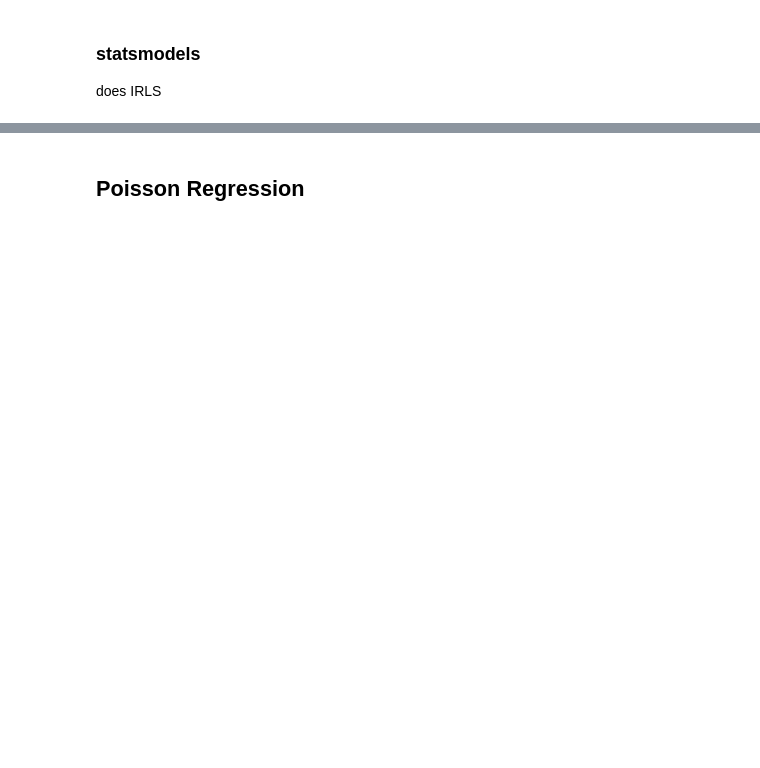
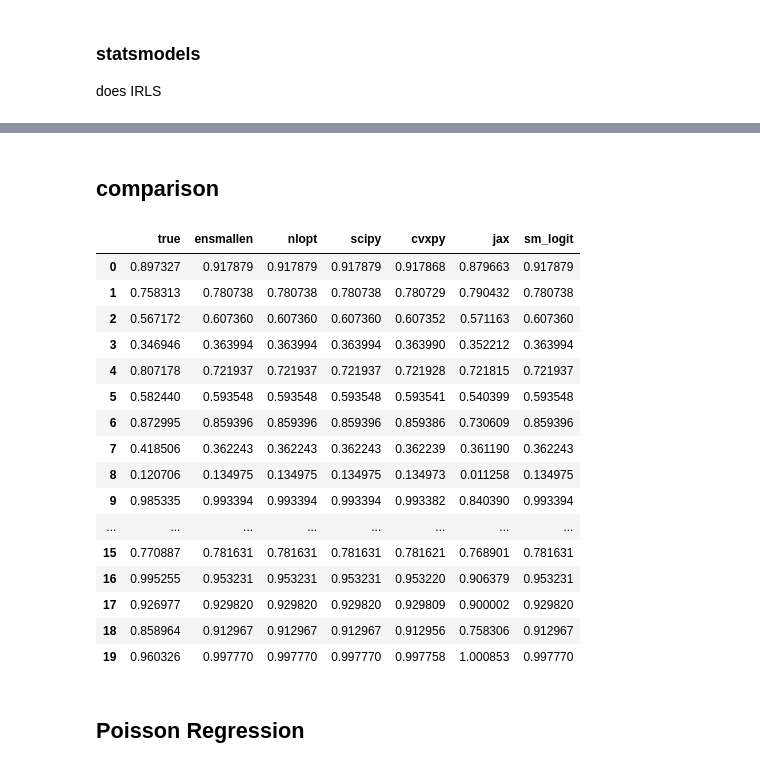
Before and after one commit to apoorvalal/pyensmallen, a Jupyter notebook: notebooks/example.ipynb, the cells around one changed output, grey strips where cells are left out. Saved outputs shown, nothing was run; the diff lists cells and outputs as text; code cells hidden in the pictures; blank space fills up the shorter version.

```diff
--- a/notebooks/example.ipynb
+++ b/notebooks/example.ipynb
@@ -14,6 +15,12 @@ import time
 
 import statsmodels.api as sm
 import nlopt
+# %%
+import jax
+import jax.numpy as jnp
+import optax
+import functools
+jax.config.update("jax_enable_x64", True)
 # %% [markdown]
 ## Data Generation
 # %%
@@ -240,6 +259,6 @@ Wall time: 3.01 s
 does IRLS
 # %%
 %%time
-sm.Logit(y_logistic, X_logistic).fit().params
+sm_logit_res = sm.Logit(y_logistic, X_logistic).fit().params
 # %% [output]
 Optimization terminated successfully.
@@ -253,0 +269,22 @@ array([0.78103852, 0.8975452 , 0.32361818, 0.75455507, 0.06058863,
+# %%
+%%time
+X_jnp, y_jnp = jnp.array(X_logistic), jnp.array(y_logistic)
+
+def logistic_likelihood(beta):
+    z = jnp.dot(X_jnp, beta)
+    h = jax.scipy.special.expit(z)
+    loss = -jnp.sum(y_jnp * jnp.log(h) + (1 - y_jnp) * jnp.log1p(-h))
+    return loss
+
+params = jnp.array(linear_start)
+solver = optax.lbfgs()
+opt_state = solver.init(params)
+value_and_grad = optax.value_and_grad_from_state(logistic_likelihood)
+
+# Optimization loop
+for i in range(10):
+    value, grad = value_and_grad(params, state=opt_state)
+    updates, opt_state = solver.update(
+        grad, opt_state, params, value=value, grad=grad, value_fn=logistic_likelihood
+    )
+    params = optax.apply_updates(params, updates)
@@ -254,3 +294,36 @@ array([0.78103852, 0.8975452 , 0.32361818, 0.75455507, 0.06058863,
+# %% [markdown]
+## comparison
+# %%
+logit_df = pd.DataFrame(
+    {
+        "true": true_params_logistic,
+        "ensmallen": result_logistic_ens,
+        "nlopt": result_logistic_nlopt,
+        "scipy": result_logistic_scipy,
+        "cvxpy": b_logistic.value,
+        "jax": params,
+        "sm_logit": sm_logit_res,
+    }
+)
+logit_df
+# %% [output]
+|  | true | ensmallen | nlopt | scipy | cvxpy | jax | sm_logit |
+| 0 | 0.897327 | 0.917879 | 0.917879 | 0.917879 | 0.917868 | 0.879663 | 0.917879 |
+| 1 | 0.758313 | 0.780738 | 0.780738 | 0.780738 | 0.780729 | 0.790432 | 0.780738 |
+| 2 | 0.567172 | 0.607360 | 0.607360 | 0.607360 | 0.607352 | 0.571163 | 0.607360 |
+| 3 | 0.346946 | 0.363994 | 0.363994 | 0.363994 | 0.363990 | 0.352212 | 0.363994 |
+| 4 | 0.807178 | 0.721937 | 0.721937 | 0.721937 | 0.721928 | 0.721815 | 0.721937 |
+| 5 | 0.582440 | 0.593548 | 0.593548 | 0.593548 | 0.593541 | 0.540399 | 0.593548 |
+| 6 | 0.872995 | 0.859396 | 0.859396 | 0.859396 | 0.859386 | 0.730609 | 0.859396 |
+| 7 | 0.418506 | 0.362243 | 0.362243 | 0.362243 | 0.362239 | 0.361190 | 0.362243 |
+| 8 | 0.120706 | 0.134975 | 0.134975 | 0.134975 | 0.134973 | 0.011258 | 0.134975 |
+| 9 | 0.985335 | 0.993394 | 0.993394 | 0.993394 | 0.993382 | 0.840390 | 0.993394 |
+| ... | ... | ... | ... | ... | ... | ... | ... |
+| 15 | 0.770887 | 0.781631 | 0.781631 | 0.781631 | 0.781621 | 0.768901 | 0.781631 |
+| 16 | 0.995255 | 0.953231 | 0.953231 | 0.953231 | 0.953220 | 0.906379 | 0.953231 |
+| 17 | 0.926977 | 0.929820 | 0.929820 | 0.929820 | 0.929809 | 0.900002 | 0.929820 |
+| 18 | 0.858964 | 0.912967 | 0.912967 | 0.912967 | 0.912956 | 0.758306 | 0.912967 |
+| 19 | 0.960326 | 0.997770 | 0.997770 | 0.997770 | 0.997758 | 1.000853 | 0.997770 |
 # %% [markdown]
 ## Poisson Regression
 # %%
```
Also changed, not shown: parts of 32 cells of this notebook.
